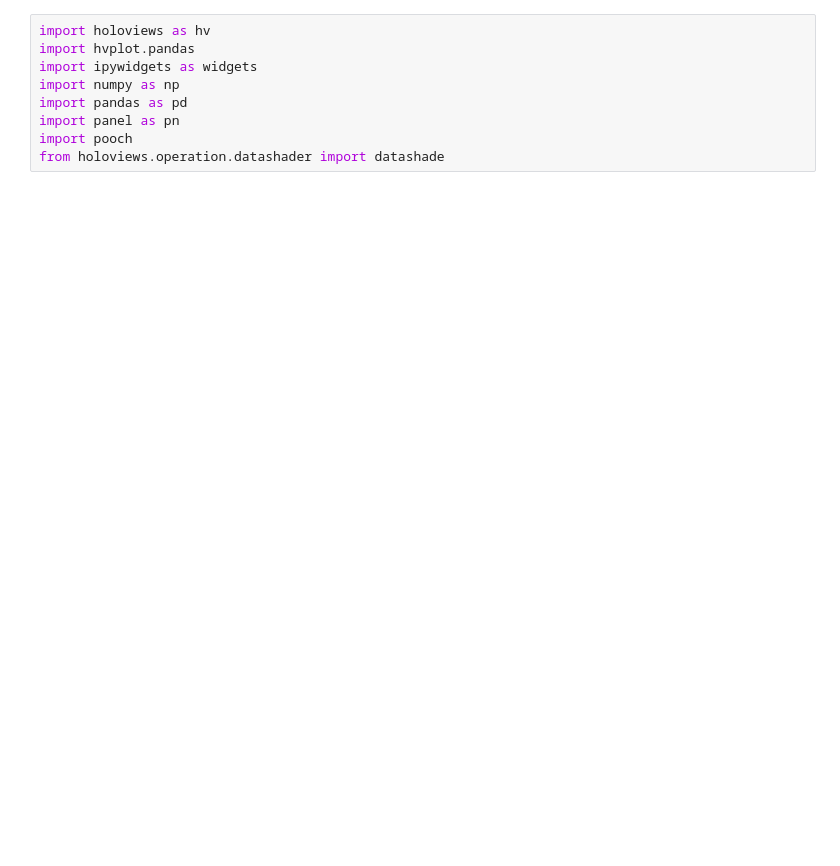
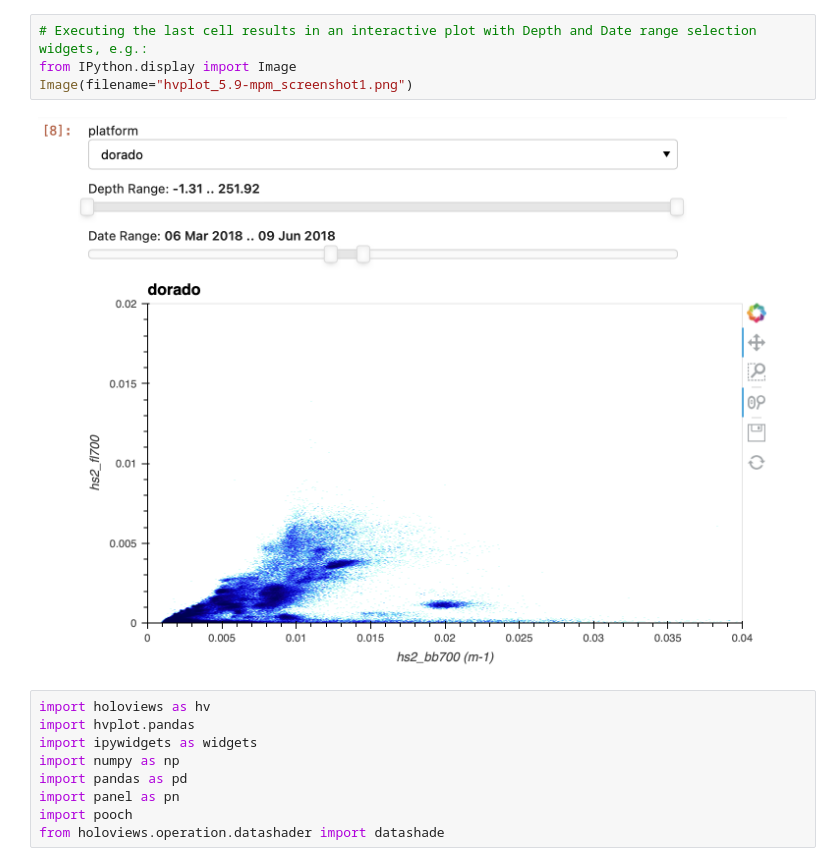
Before and after one commit to mbari-org/auv-python, a Jupyter notebook: notebooks/5.9-mpm-holoviews_interactive_hs2_viz.ipynb, the cells around one changed output. Cells and saved outputs as stored; diff of their text form; blank space fills up the shorter version.

Commit message:
Get screenshot to appear in github

```diff
--- a/notebooks/5.9-mpm-holoviews_interactive_hs2_viz.ipynb
+++ b/notebooks/5.9-mpm-holoviews_interactive_hs2_viz.ipynb
@@ -24,3 +20,9 @@ Executing the last cell results in an interactive plot with Depth and Date range
+# %%
+# Executing the last cell results in an interactive plot with Depth and Date range selection widgets, e.g.:
+from IPython.display import Image
+Image(filename="hvplot_5.9-mpm_screenshot1.png")
+# %% [output]
+[figure, added]
 # %%
 import holoviews as hv
 import hvplot.pandas
```
Also changed, not shown: parts of 2 cells of this notebook.
